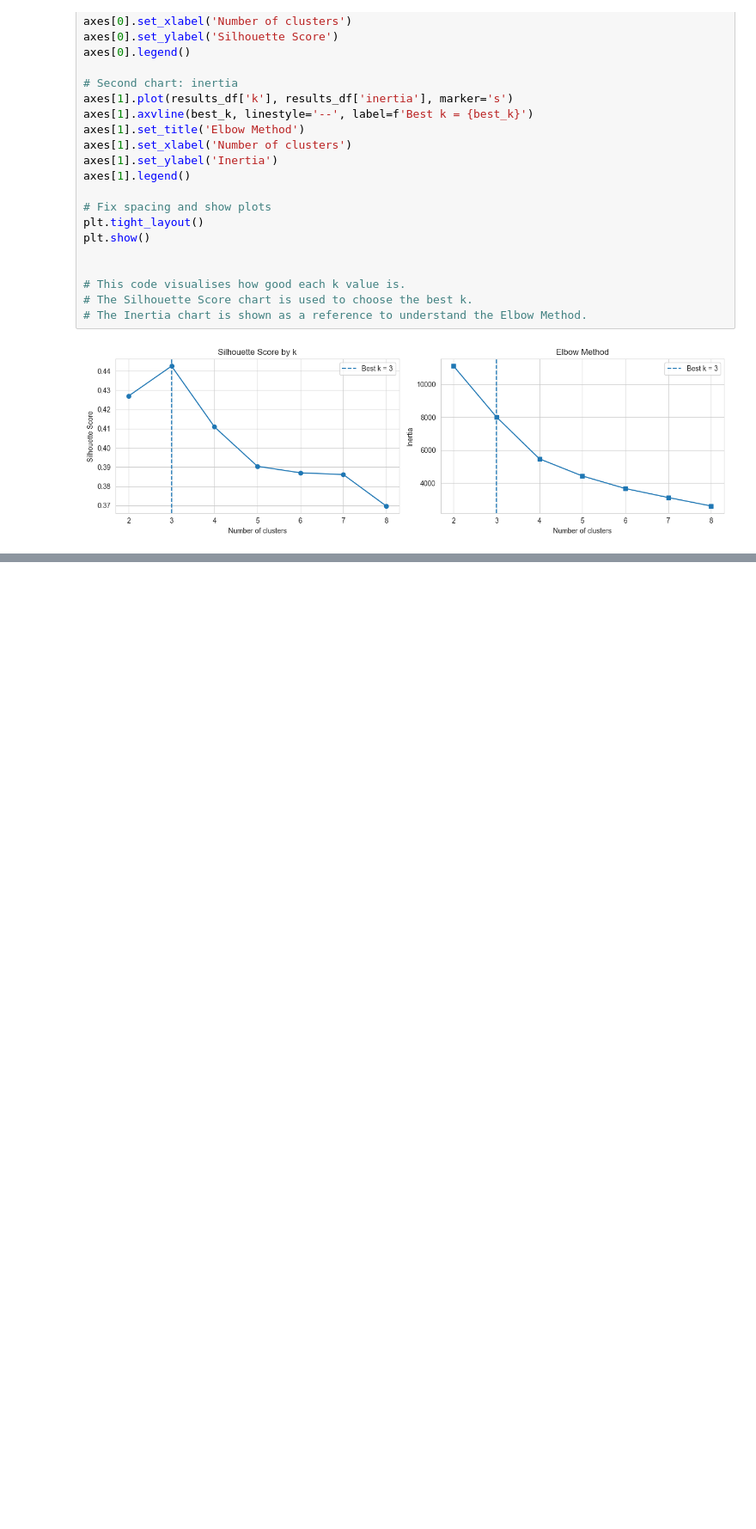
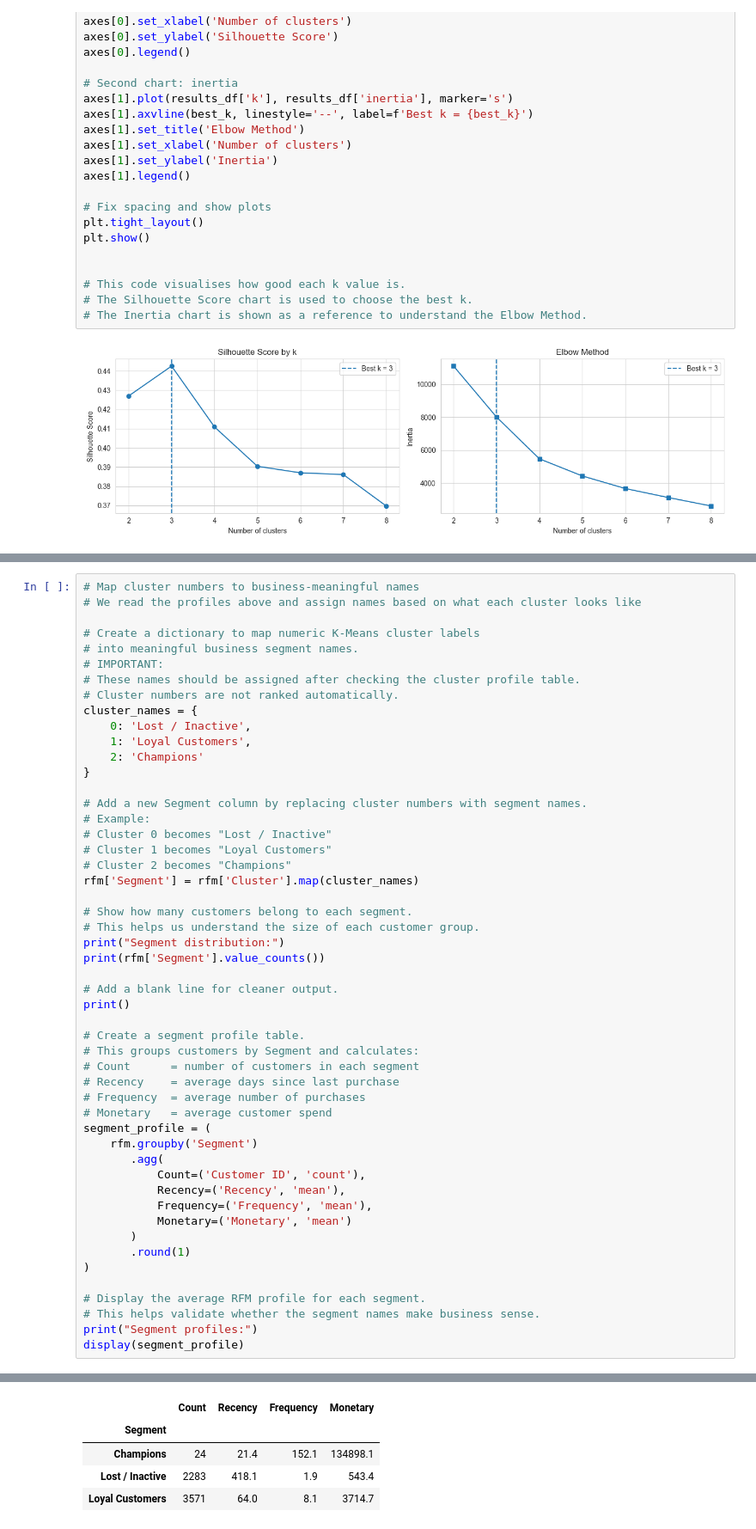
Before and after one commit to Ashik-Patel/retaillens, a Jupyter notebook: notebooks/2_RFM_segmentation.ipynb, the cells around one changed output, grey strips where cells are left out. Shown at 86% size. Drawn from its saved outputs; the diff is of its cells as text; blank space fills up the shorter version.

```diff
--- a/notebooks/2_RFM_segmentation.ipynb
+++ b/notebooks/2_RFM_segmentation.ipynb
@@ -367,0 +428,52 @@ plt.show()
+# %%
+# Map cluster numbers to business-meaningful names
+# We read the profiles above and assign names based on what each cluster looks like
+
+# Create a dictionary to map numeric K-Means cluster labels
+# into meaningful business segment names.
+# IMPORTANT:
+# These names should be assigned after checking the cluster profile table.
+# Cluster numbers are not ranked automatically.
+cluster_names = {
+    0: 'Lost / Inactive',
+    1: 'Loyal Customers',
+    2: 'Champions'
+}
+
+# Add a new Segment column by replacing cluster numbers with segment names.
+# Example:
+# Cluster 0 becomes "Lost / Inactive"
+# Cluster 1 becomes "Loyal Customers"
+# Cluster 2 becomes "Champions"
+rfm['Segment'] = rfm['Cluster'].map(cluster_names)
+
+# Show how many customers belong to each segment.
+# This helps us understand the size of each customer group.
+print("Segment distribution:")
+print(rfm['Segment'].value_counts())
+
+# Add a blank line for cleaner output.
+print()
+
+# Create a segment profile table.
+# This groups customers by Segment and calculates:
+# Count      = number of customers in each segment
+# Recency    = average days since last purchase
+# Frequency  = average number of purchases
+# Monetary   = average customer spend
+segment_profile = (
+    rfm.groupby('Segment')
+       .agg(
+           Count=('Customer ID', 'count'),
+           Recency=('Recency', 'mean'),
+           Frequency=('Frequency', 'mean'),
+           Monetary=('Monetary', 'mean')
+       )
+       .round(1)
+)
+
+# Display the average RFM profile for each segment.
+# This helps validate whether the segment names make business sense.
+print("Segment profiles:")
+display(segment_profile)
+# %% [output]
@@ -367,0 +488,5 @@ plt.show()
+|  | Count | Recency | Frequency | Monetary |
+| Segment |  |  |  |  |
+| Champions | 24 | 21.4 | 152.1 | 134898.1 |
+| Lost / Inactive | 2283 | 418.1 | 1.9 | 543.4 |
+| Loyal Customers | 3571 | 64.0 | 8.1 | 3714.7 |
```
Also changed, not shown: parts of 9 cells of this notebook, 1 other file.
